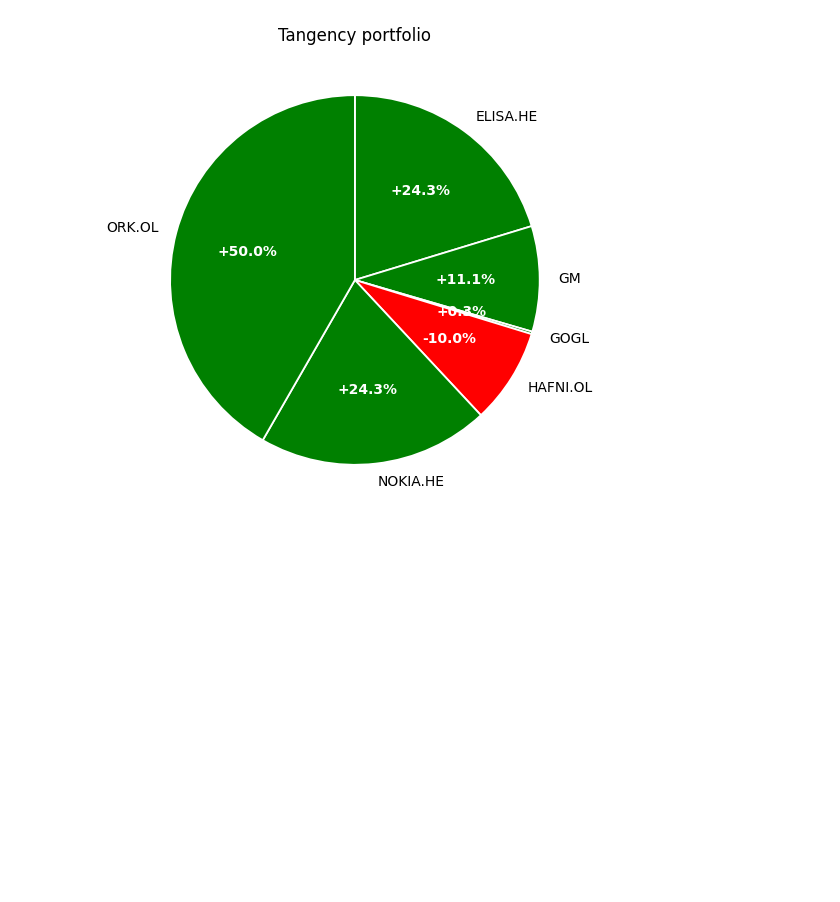
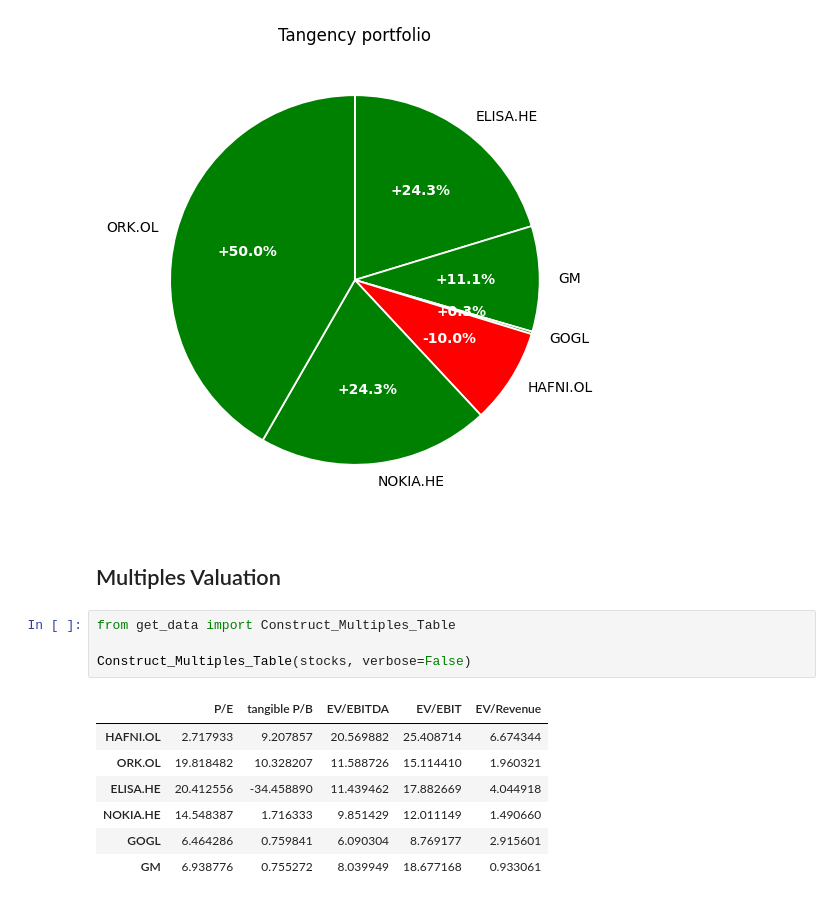
Before and after one commit to eliasyter/Financial_Toolbox, a Jupyter notebook: proof_of_concept.ipynb, the cells around one changed output. Drawn from its saved outputs; the diff is of its cells as text; blank space fills up the shorter version.

Commit message:
added p/b multiple and valuation to proof_of_concept

```diff
--- a/proof_of_concept.ipynb
+++ b/proof_of_concept.ipynb
@@ -146,3 +146,17 @@ Ret/Vol: 14.14
    NOKIA.HE: 24.29%
    ORK.OL: 50.02%
 [figure]
+# %% [markdown]
+## Multiples Valuation
+# %%
+from get_data import Construct_Multiples_Table
+
+Construct_Multiples_Table(stocks, verbose=False)
+# %% [output]
+|  | P/E | tangible P/B | EV/EBITDA | EV/EBIT | EV/Revenue |
+| HAFNI.OL | 2.717933 | 9.207857 | 20.569882 | 25.408714 | 6.674344 |
+| ORK.OL | 19.818482 | 10.328207 | 11.588726 | 15.114410 | 1.960321 |
+| ELISA.HE | 20.412556 | -34.458890 | 11.439462 | 17.882669 | 4.044918 |
+| NOKIA.HE | 14.548387 | 1.716333 | 9.851429 | 12.011149 | 1.490660 |
+| GOGL | 6.464286 | 0.759841 | 6.090304 | 8.769177 | 2.915601 |
+| GM | 6.938776 | 0.755272 | 8.039949 | 18.677168 | 0.933061 |
```
Also changed, not shown: parts of 1 cell of this notebook, 2 other files.
